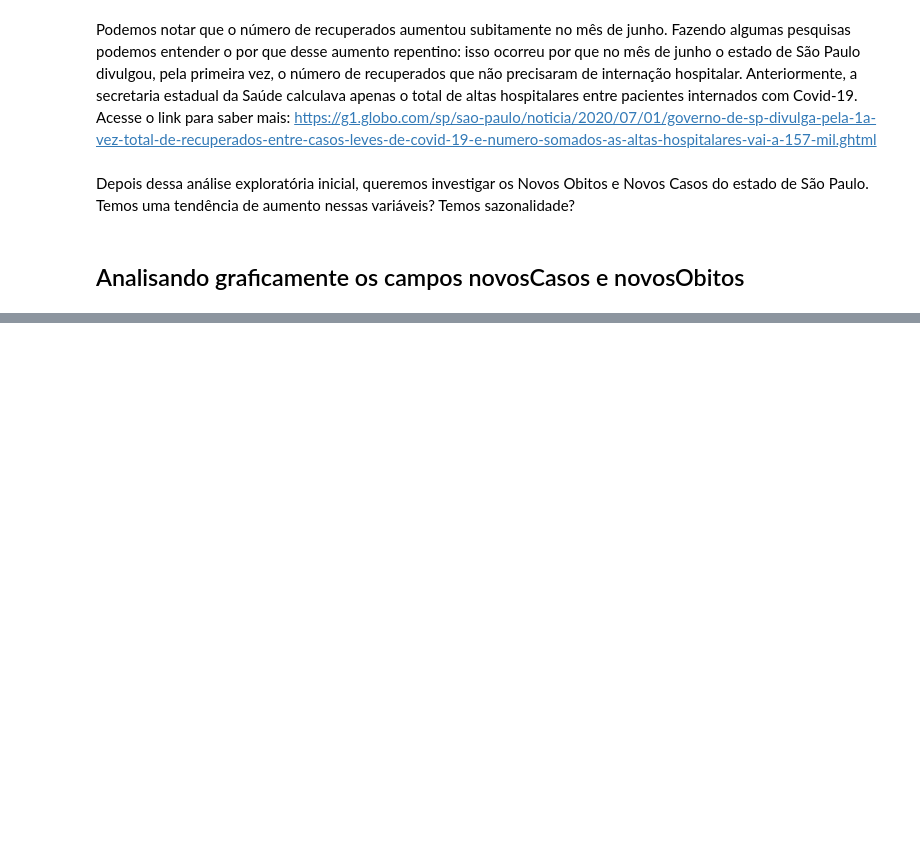
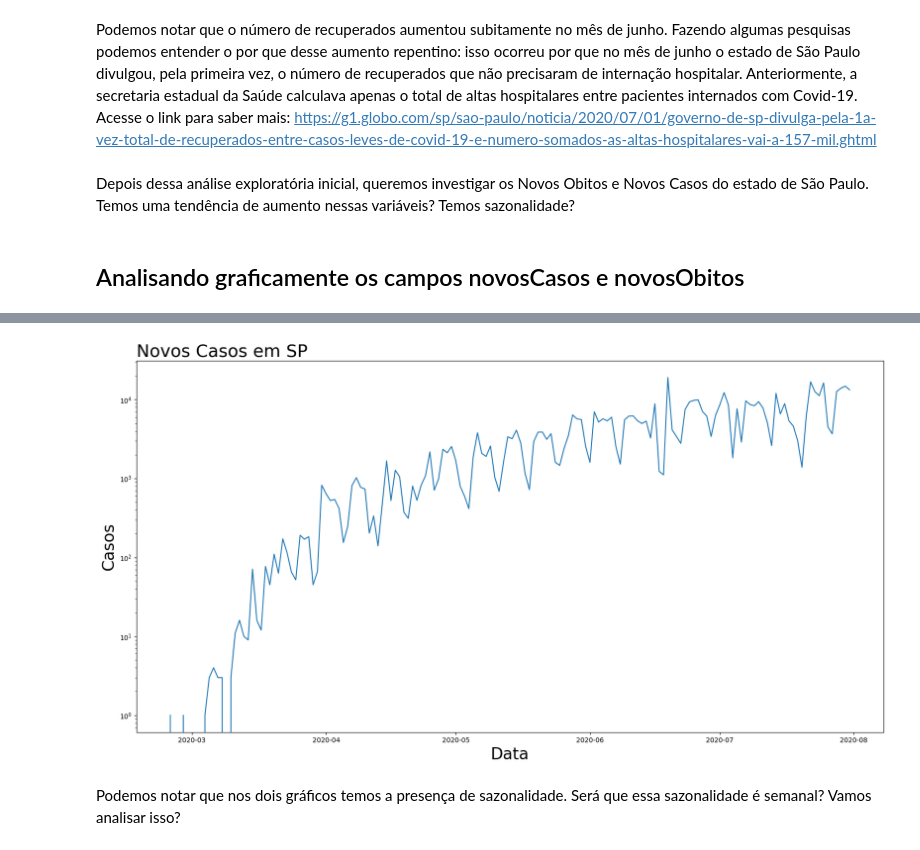
Before and after one commit to JosianeCampos/Analise---COVID-19, a Jupyter notebook: analise_COVID_19.ipynb, the cells around one changed output, grey strips where cells are left out. Saved outputs shown, nothing was run; the diff lists cells and outputs as text; code cells hidden in the pictures; blank space fills up the shorter version.

Commit message:
analisando sazonalidade

```diff
--- a/analise_COVID_19.ipynb
+++ b/analise_COVID_19.ipynb
@@ -162,0 +188,11 @@ Depois dessa análise exploratória inicial, queremos investigar os Novos Obitos
+# %%
+plt.figure(figsize = (20,10))
+fig = sns.lineplot( x = 'data', y = 'novosCasos', data = df_sp )
+fig.set_title('Novos Casos em SP', loc = 'left', fontsize = 26)
+fig.set_xlabel('Data', fontsize = 24)
+fig.set_ylabel('Casos', fontsize = 24)
+fig.set_yscale('log')
+# %% [output]
+[figure, added]
+# %% [markdown]
+Podemos notar que nos dois gráficos temos a presença de sazonalidade. Será que essa sazonalidade é semanal? Vamos analisar isso?
```
Also changed, not shown: parts of 12 cells of this notebook.
